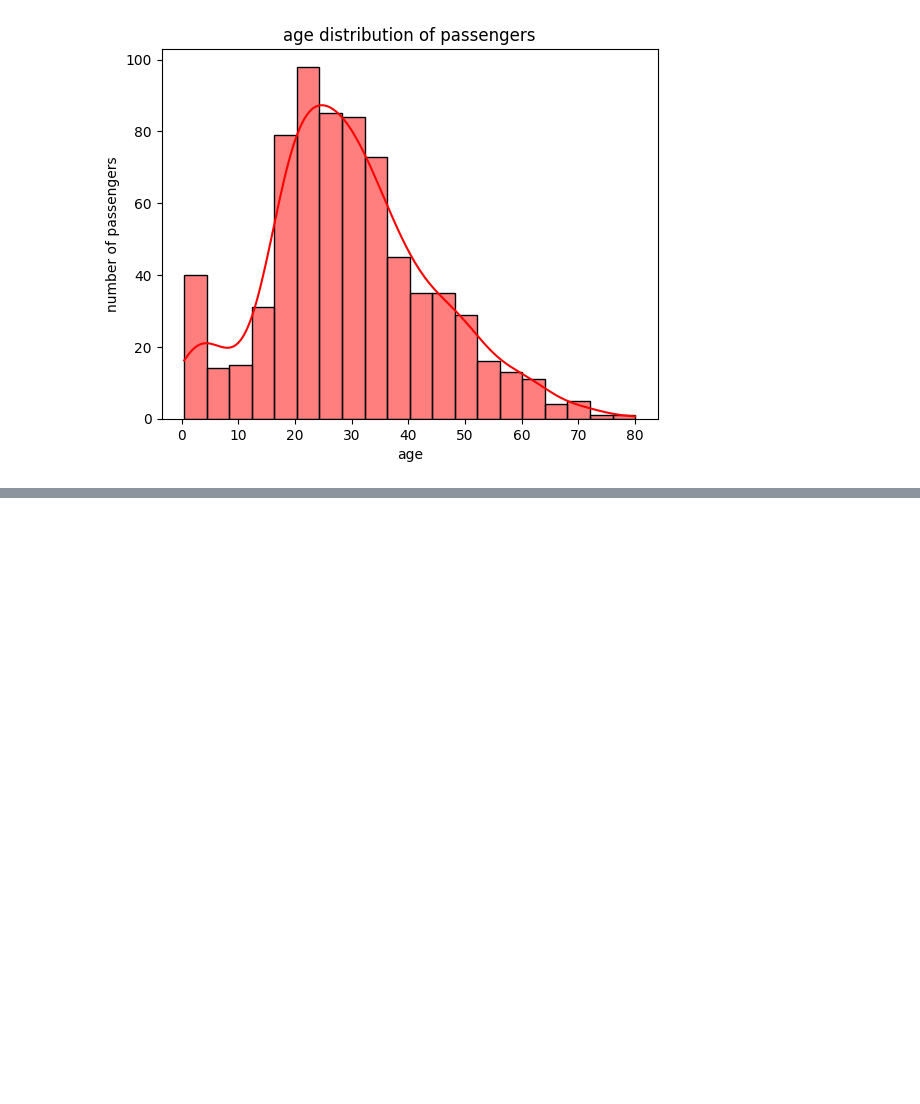
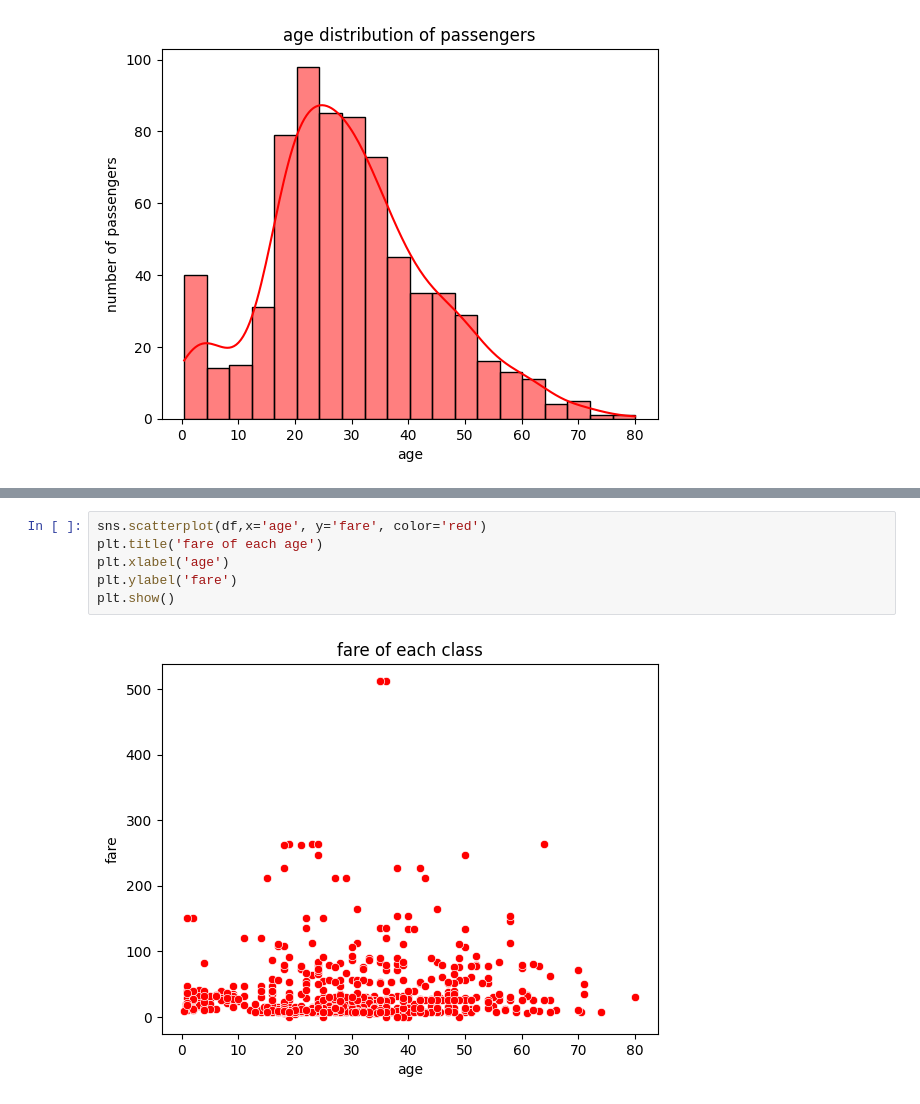
Before and after one commit to MimanshaKaur/DataScience, a Jupyter notebook: visualization/graphs1.ipynb, the cells around one changed output, grey strips where cells are left out. Saved outputs shown, nothing was run; the diff lists cells and outputs as text; blank space fills up the shorter version.

Commit message:
seaborn graphs

```diff
--- a/visualization/graphs1.ipynb
+++ b/visualization/graphs1.ipynb
@@ -46,0 +59,8 @@ plt.show()
+# %%
+sns.scatterplot(df,x='age', y='fare', color='red')
+plt.title('fare of each age')
+plt.xlabel('age')
+plt.ylabel('fare')
+plt.show()
+# %% [output]
+[figure, added]
```
Also changed, not shown: parts of 6 cells of this notebook.
